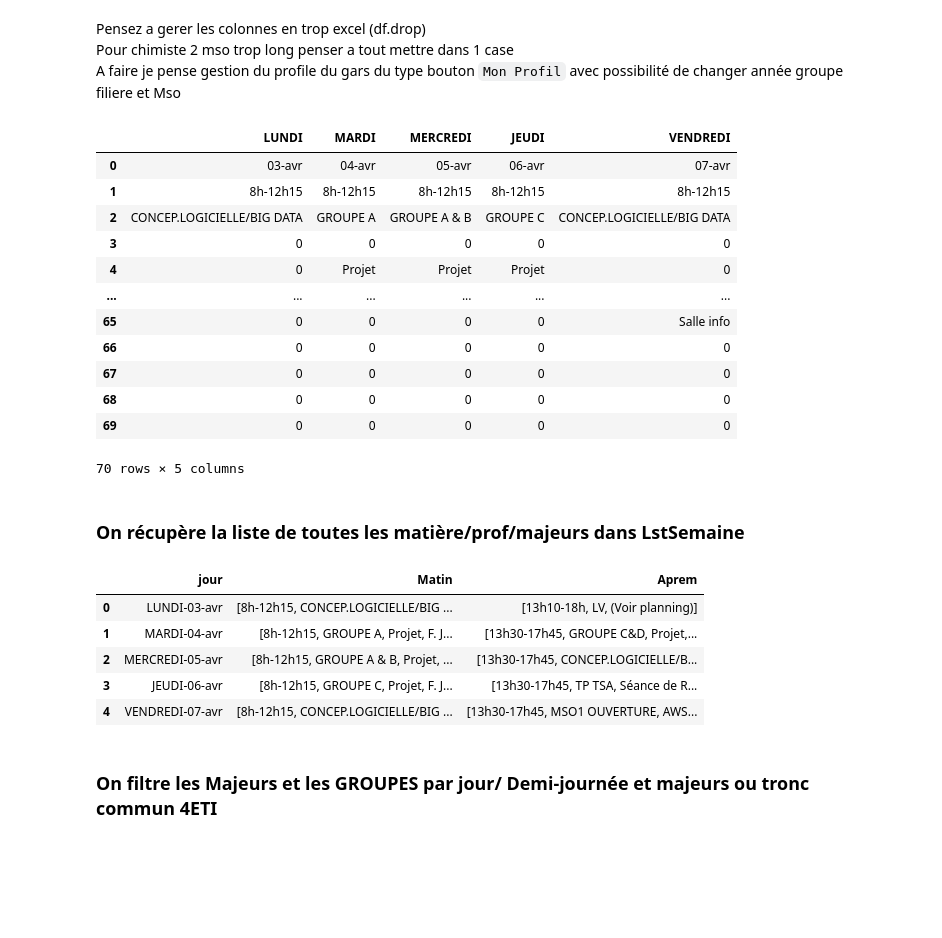
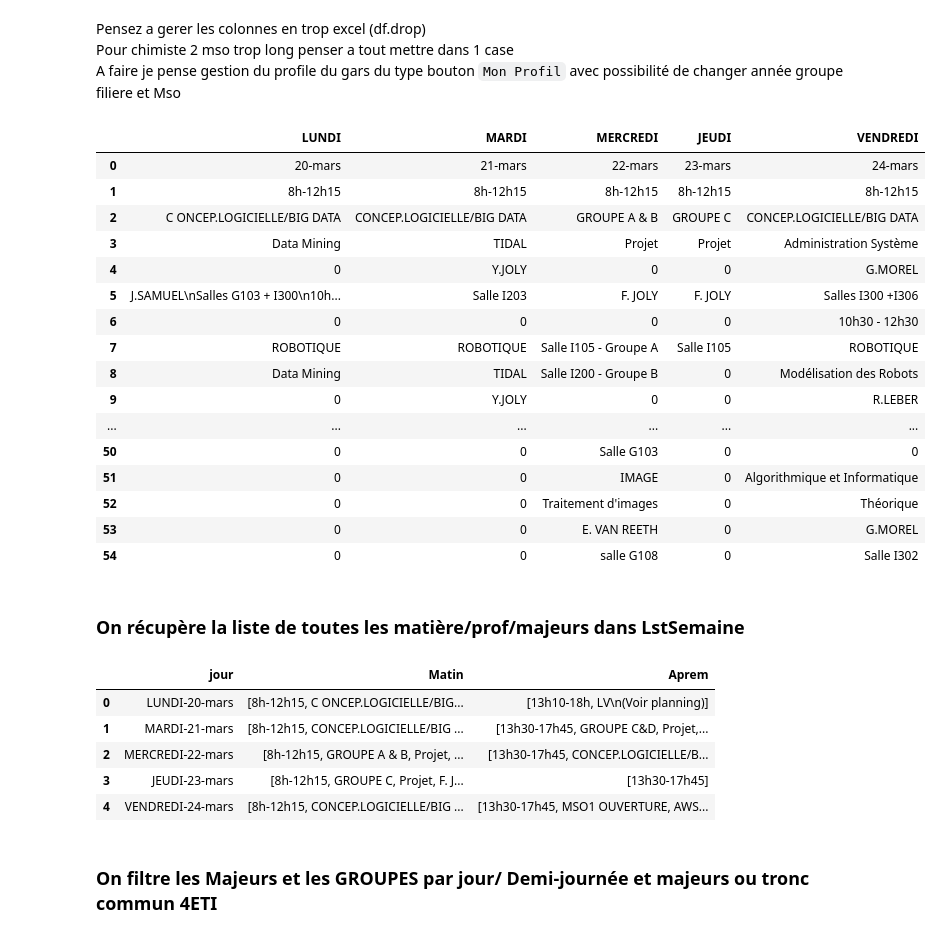
Before and after one commit to Pierrelouis2/CPE_Planning, a Jupyter notebook: ReadCsv.ipynb, the cells around one changed output. Drawn from its saved outputs; the diff is of its cells as text; code cells hidden in the pictures; blank space fills up the shorter version.

```diff
--- a/ReadCsv.ipynb
+++ b/ReadCsv.ipynb
@@ -7,30 +7,34 @@ A faire je pense gestion du profile du gars du type bouton `Mon Profil` avec pos
 # %%
 import pandas as pd
 import json
 from numpyencoder import NumpyEncoder
 
 # Read csv file
-Df = pd.read_csv('./planning_Csv/planningTestV3.csv', sep=';')
+Df = pd.read_csv('./planning_Csv/4ETI/planning2003.csv', sep=';')
 # Filter columns and rows
 Df.reset_index()
 Df.fillna(0, inplace=True)
 # on ne garde que les 5 premieres columns
 Df = Df.iloc[:, 0:5]
 Df
 # %% [output]
 |  | LUNDI | MARDI | MERCREDI | JEUDI | VENDREDI |
-| 0 | 03-avr | 04-avr | 05-avr | 06-avr | 07-avr |
+| 0 | 20-mars | 21-mars | 22-mars | 23-mars | 24-mars |
 | 1 | 8h-12h15 | 8h-12h15 | 8h-12h15 | 8h-12h15 | 8h-12h15 |
-| 2 | CONCEP.LOGICIELLE/BIG DATA | GROUPE A | GROUPE A & B | GROUPE C | CONCEP.LOGICIELLE/BIG DATA |
-| 3 | 0 | 0 | 0 | 0 | 0 |
-| 4 | 0 | Projet | Projet | Projet | 0 |
+| 2 | C ONCEP.LOGICIELLE/BIG DATA | CONCEP.LOGICIELLE/BIG DATA | GROUPE A & B | GROUPE C | CONCEP.LOGICIELLE/BIG DATA |
+| 3 | Data Mining | TIDAL | Projet | Projet | Administration Système |
+| 4 | 0 | Y.JOLY | 0 | 0 | G.MOREL |
+| 5 | J.SAMUEL\nSalles G103 + I300\n10h... | Salle I203 | F. JOLY | F. JOLY | Salles I300 +I306 |
+| 6 | 0 | 0 | 0 | 0 | 10h30 - 12h30 |
+| 7 | ROBOTIQUE | ROBOTIQUE | Salle I105 - Groupe A | Salle I105 | ROBOTIQUE |
+| 8 | Data Mining | TIDAL | Salle I200 - Groupe B | 0 | Modélisation des Robots |
+| 9 | 0 | Y.JOLY | 0 | 0 | R.LEBER |
 | ... | ... | ... | ... | ... | ... |
-| 65 | 0 | 0 | 0 | 0 | Salle info |
-| 66 | 0 | 0 | 0 | 0 | 0 |
-| 67 | 0 | 0 | 0 | 0 | 0 |
-| 68 | 0 | 0 | 0 | 0 | 0 |
-| 69 | 0 | 0 | 0 | 0 | 0 |
+| 50 | 0 | 0 | Salle G103 | 0 | 0 |
+| 51 | 0 | 0 | IMAGE | 0 | Algorithmique et Informatique |
+| 52 | 0 | 0 | Traitement d'images | 0 | Théorique |
+| 53 | 0 | 0 | E. VAN REETH | 0 | G.MOREL |
+| 54 | 0 | 0 | salle G108 | 0 | Salle I302 |
-70 rows × 5 columns
 # %% [markdown]
 ### On récupère la liste de toutes les matière/prof/majeurs dans LstSemaine
 # %%
@@ -75,11 +79,11 @@ df_semaine
 #df_semaine.to_json('planning_semaineMatin_Aprem_TEST.json',orient='records', indent=4)
 # %% [output]
 |  | jour | Matin | Aprem |
-| 0 | LUNDI-03-avr | [8h-12h15, CONCEP.LOGICIELLE/BIG ... | [13h10-18h, LV, (Voir planning)] |
-| 1 | MARDI-04-avr | [8h-12h15, GROUPE A, Projet, F. J... | [13h30-17h45, GROUPE C&D, Projet,... |
-| 2 | MERCREDI-05-avr | [8h-12h15, GROUPE A & B, Projet, ... | [13h30-17h45, CONCEP.LOGICIELLE/B... |
-| 3 | JEUDI-06-avr | [8h-12h15, GROUPE C, Projet, F. J... | [13h30-17h45, TP TSA, Séance de R... |
-| 4 | VENDREDI-07-avr | [8h-12h15, CONCEP.LOGICIELLE/BIG ... | [13h30-17h45, MSO1 OUVERTURE, AWS... |
+| 0 | LUNDI-20-mars | [8h-12h15, C ONCEP.LOGICIELLE/BIG... | [13h10-18h, LV\n(Voir planning)] |
+| 1 | MARDI-21-mars | [8h-12h15, CONCEP.LOGICIELLE/BIG ... | [13h30-17h45, GROUPE C&D, Projet,... |
+| 2 | MERCREDI-22-mars | [8h-12h15, GROUPE A & B, Projet, ... | [13h30-17h45, CONCEP.LOGICIELLE/B... |
+| 3 | JEUDI-23-mars | [8h-12h15, GROUPE C, Projet, F. J... | [13h30-17h45] |
+| 4 | VENDREDI-24-mars | [8h-12h15, CONCEP.LOGICIELLE/BIG ... | [13h30-17h45, MSO1 OUVERTURE, AWS... |
 # %% [markdown]
 ### On filtre les Majeurs et les GROUPES par jour/ Demi-journée et majeurs ou tronc commun 4ETI
 # %%
```
Also changed, not shown: parts of 1 cell of this notebook, 6 other files.
